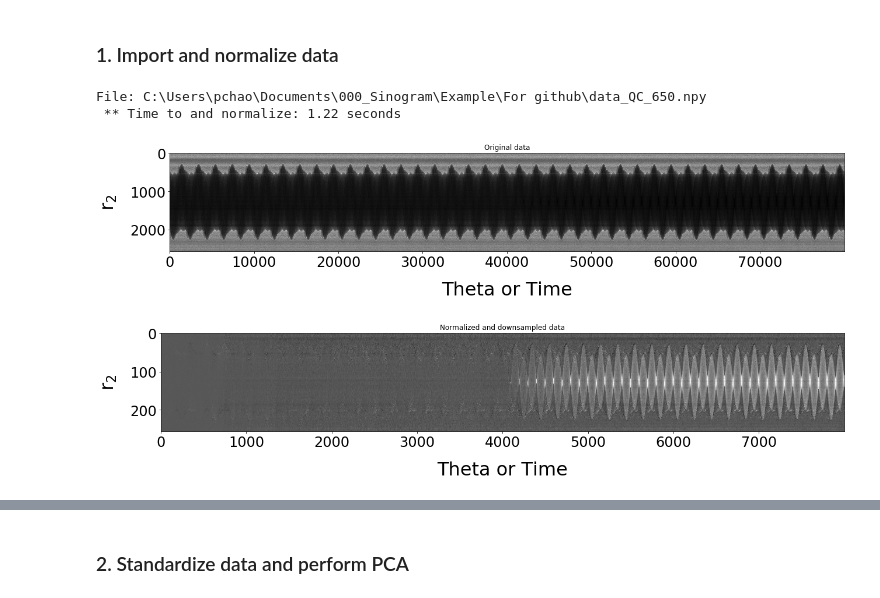
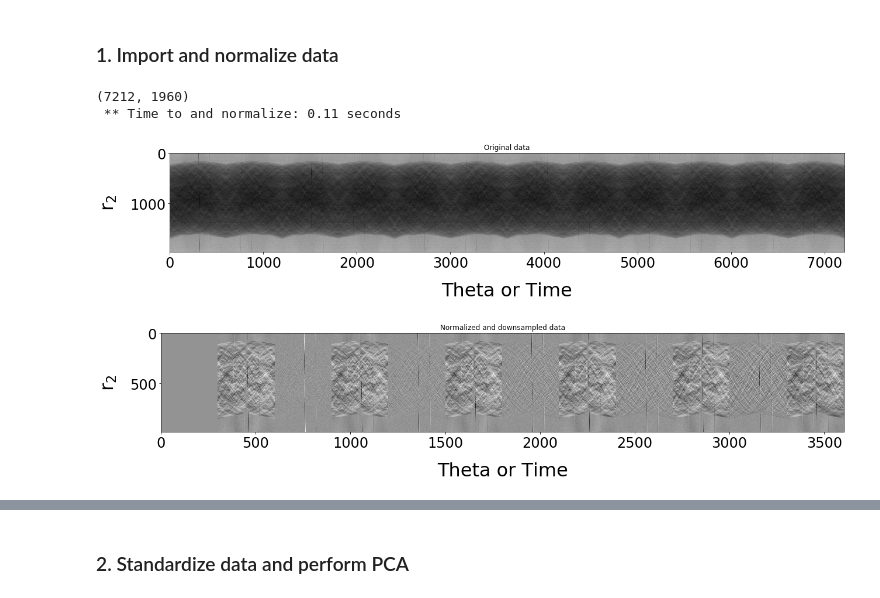
Before and after one commit to OliviaOdenthal/sinogram_changepoint_detection, a Jupyter notebook: Example_details.ipynb, the cells around one changed output, grey strips where cells are left out. Cells and saved outputs as stored; diff of their text form; code cells hidden in the pictures.

Commit message:
test with 00443. 2 full rotations to normalize

```diff
--- a/Example_details.ipynb
+++ b/Example_details.ipynb
@@ -134,52 +178,56 @@ def plotsino(sinogram, cmap='gray'):
 ### 1. Import and normalize data
 # %%
 #Specify sample sinogram
-filename = 'data_QC_650.npy'
-filepath = os.path.join(sys.path[0], filename)
+#filename = 'data_QC_650.npy'
+#filepath = os.path.join(sys.path[0], filename)
+
+#filename = "sino_difference_00443_layer_0_num_rotations_4.npy"
+#filepath = "E:/fex_data/sinos/"+filename
 
 start_time = time.time()
 
 #Import sinogram
-sinogram_orig = np.load(filepath)
-
+sinogram_orig = s.astype(np.float32)#s_d#np.load(filepath)
+print(sinogram_orig.shape)
 #Define the number of projections in a 360 degree rotation
-period = 2000
-downsamplescale = 10
+period = 1202#601#2000
+downsamplescale = 2
 
 #Normalize the sinogram
-sinogram = prepare_sinogram(sinogram_orig, period=period, downsamplescale=downsamplescale, numLiq=3, keepLiq=True)
-print('File: ' + filepath)
+#sinogram = s_d
+sinogram = prepare_sinogram(sinogram_orig, period=period, downsamplescale=downsamplescale, numLiq=1, keepLiq=True)
+#print('File: ' + filepath)
 print(' ** Time to and normalize: {:0.2f} seconds'.format(time.time()-start_time))
 
 #Show the imported sinogram
 fig, ax = plt.subplots(figsize=(18, 4))
 ax.imshow(sinogram_orig.T, cmap='gray', interpolation='nearest', aspect='auto')
 ax.set_xlabel("Theta or Time", fontsize = 32, labelpad=20)
 ax.set_ylabel("r$_{2}$", fontsize = 32, labelpad=20)
 ax.tick_params(axis='x', labelsize=24)
 ax.tick_params(axis='y', labelsize=24)
 ax.set_title("Original data")
 fig.tight_layout()
 
 #Show the normalized sinogram
 fig, ax = plt.subplots(figsize=(18, 4))
 ax.imshow(sinogram.T, cmap='gray', interpolation='nearest', aspect='auto')
 ax.set_xlabel("Theta or Time", fontsize = 32, labelpad=20)
 ax.set_ylabel("r$_{2}$", fontsize = 32, labelpad=20)
 ax.tick_params(axis='x', labelsize=24)
 ax.tick_params(axis='y', labelsize=24)
 ax.set_title("Normalized and downsampled data")
 fig.tight_layout()
 
 #Optional: Save processed sinogram
 #plt.savefig('Fig/F1.jpeg', format='jpeg', dpi=900)
 
 data = digitizetolevels(sinogram)
 # %% [output]
-File: C:\Users\pchao\Documents\000_Sinogram\Example\For github\data_QC_650.npy
- ** Time to and normalize: 1.22 seconds
+(7212, 1960)
+ ** Time to and normalize: 0.11 seconds
-[figure, old version]
+[figure, new version]
-[figure, old version]
+[figure, new version]
 # %%
 from sinogram_functions import numUnique, maxDerivative_cols, numThreshold_ge, numThreshold_le
 
```
Also changed, not shown: parts of 13 cells of this notebook.
